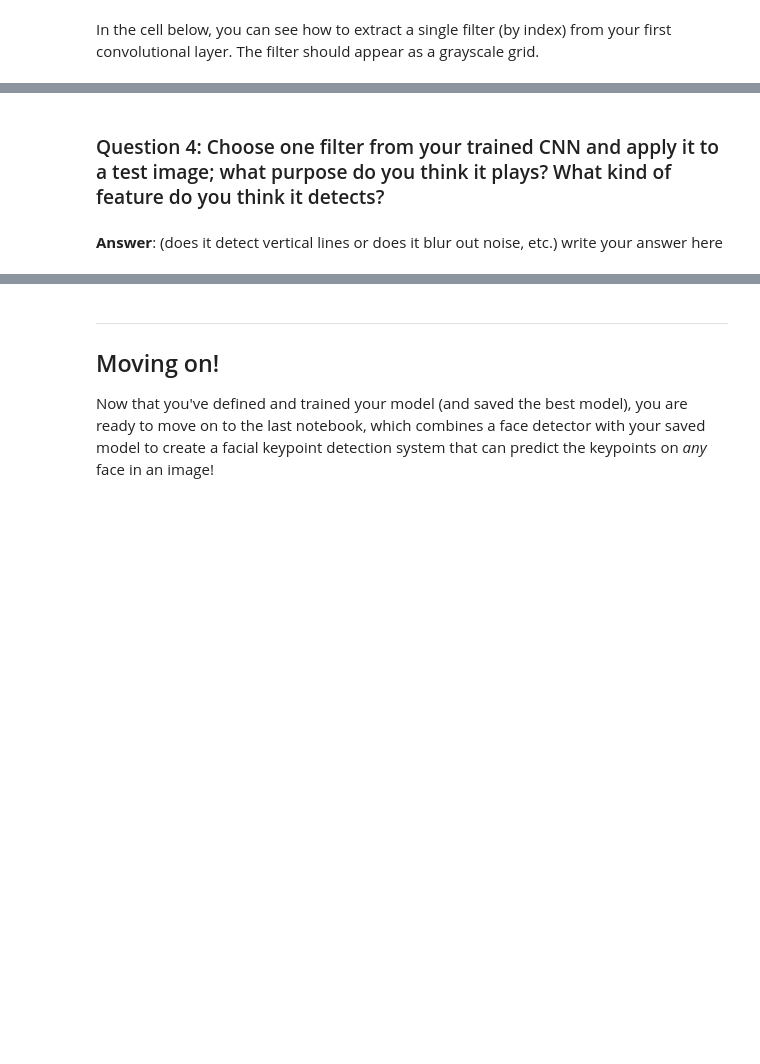
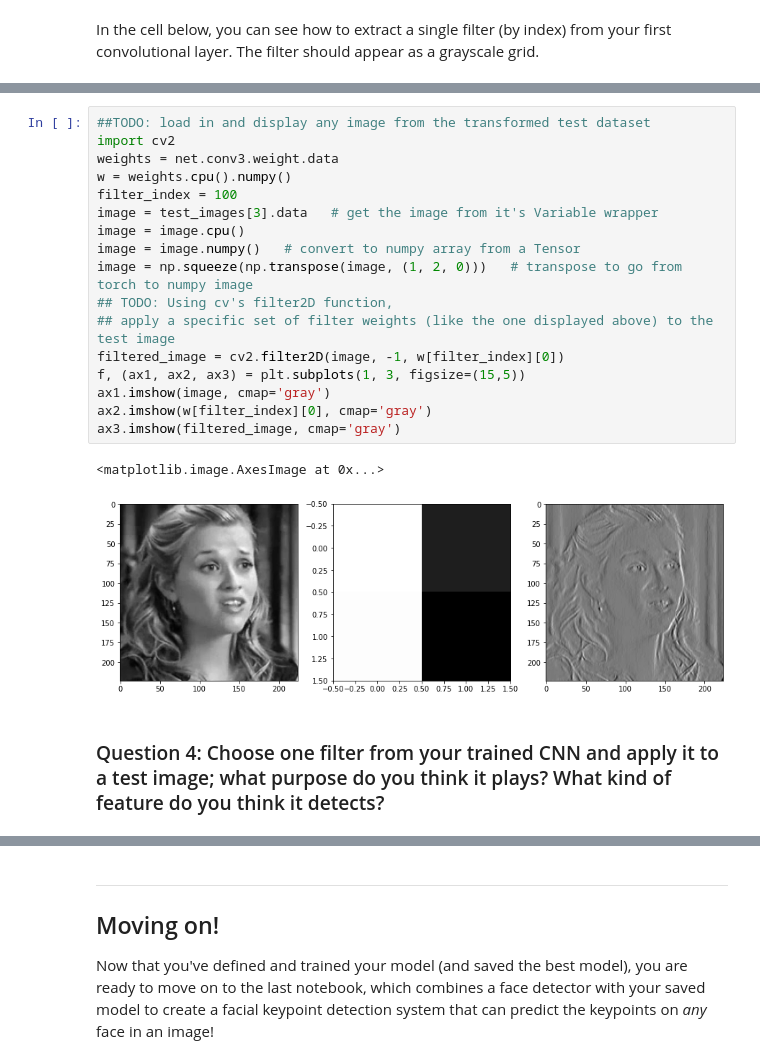
Before and after one commit to dwittaker/udacity_cvnd, a Jupyter notebook: P1/2. Define the Network Architecture.ipynb, the cells around one changed output, grey strips where cells are left out. Drawn from its saved outputs; the diff is of its cells as text; blank space fills up the shorter version.

```diff
--- a/P1/2. Define the Network Architecture.ipynb
+++ b/P1/2. Define the Network Architecture.ipynb
@@ -722,4 +717,22 @@ print(chk['batchloss'])
+# %%
+##TODO: load in and display any image from the transformed test dataset
+import cv2
+weights = net.conv3.weight.data
+w = weights.cpu().numpy()
+filter_index = 100
+image = test_images[3].data   # get the image from it's Variable wrapper
+image = image.cpu()
+image = image.numpy()   # convert to numpy array from a Tensor
+image = np.squeeze(np.transpose(image, (1, 2, 0)))   # transpose to go from torch to numpy image
+## TODO: Using cv's filter2D function,
+## apply a specific set of filter weights (like the one displayed above) to the test image
+filtered_image = cv2.filter2D(image, -1, w[filter_index][0])
+f, (ax1, ax2, ax3) = plt.subplots(1, 3, figsize=(15,5))
+ax1.imshow(image, cmap='gray')
+ax2.imshow(w[filter_index][0], cmap='gray')
+ax3.imshow(filtered_image, cmap='gray')
+# %% [output]
+<matplotlib.image.AxesImage at 0x...>
+[figure, added]
 # %% [markdown]
 ### Question 4: Choose one filter from your trained CNN and apply it to a test image; what purpose do you think it plays? What kind of feature do you think it detects?
-# %% [markdown]
-**Answer**: (does it detect vertical lines or does it blur out noise, etc.) write your answer here
```
Also changed, not shown: parts of 12 cells of this notebook, 9 other files.
